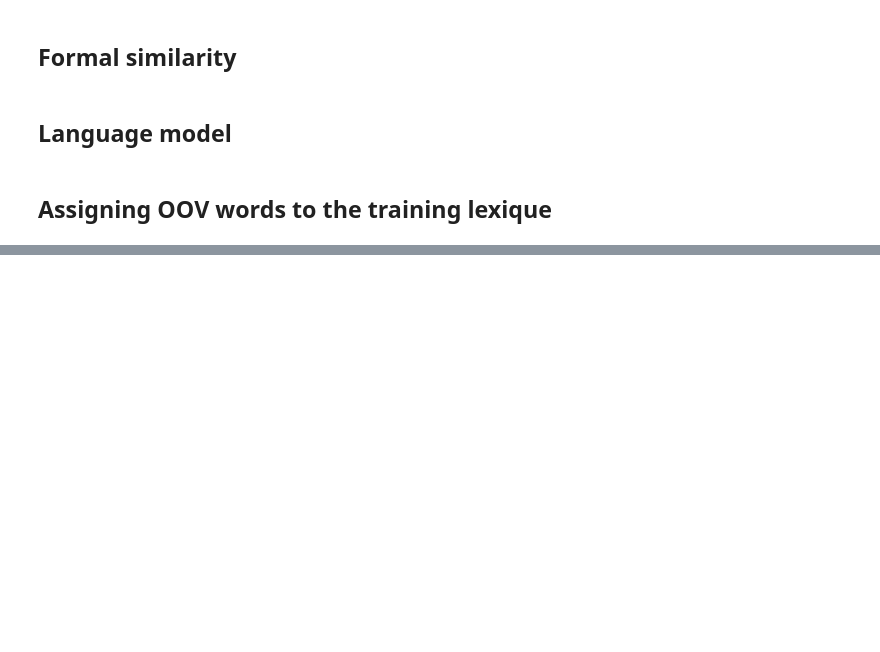
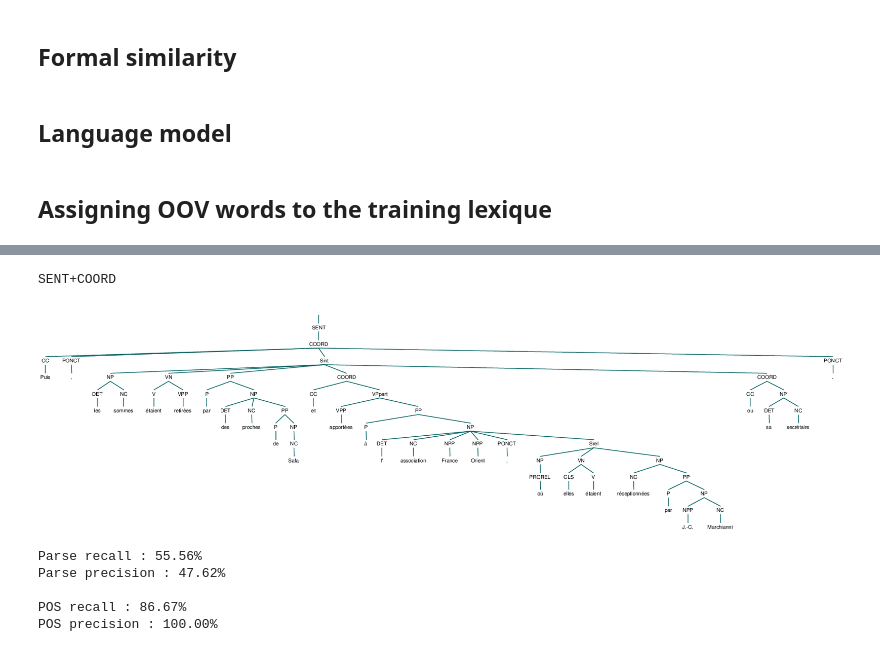
Before and after one commit to Chaoukia/Constituency-Parser-French, a Jupyter notebook: parser-Copy1.ipynb, the cells around one changed output, grey strips where cells are left out. Cells and saved outputs as stored; diff of their text form; code cells hidden in the pictures; blank space fills up the shorter version.

```diff
--- a/parser-Copy1.ipynb
+++ b/parser-Copy1.ipynb
@@ -766,5 +759,7 @@ def closest_embedding(s, terminals, n_words = 10):
         values : cosine_distance(s, word)
     """
 
-    fun = lambda word : distance.cosine(dict_words_embeddings[s], dict_words_embeddings[word]) if word in dict_words_embeddings else 1.
+    fun = lambda word : distance.cosine(dict_words_embeddings[s], dict_words_embeddings[word]) if word in dict_words_embeddings else 2.
+#     fun = lambda word : (distance.cosine(dict_words_embeddings[s], dict_terminals_embeddings[word]), word)
+#     return {dict_terminals_lower_terminals[score_word[1]] : score_word[0] for score_word in sorted(zip(list(map(fun, terminals)), terminals))[:n_words]}
     return {score_word[1] : score_word[0] for score_word in sorted(zip(list(map(fun, terminals)), terminals))[:n_words]}
@@ -785,5 +776,5 @@ closest_embedding(s, terminals_lower)
 # %%
-def choose_words(sentence, terminals, probas_unigram, probas_bigram, thresh = 2, swap = True, n_words = 10):
+def choose_words_1(sentence, terminals, probas_unigram, probas_bigram, thresh = 2, swap = True, n_words = 10):
 
     """
     Description
@@ -806,10 +797,11 @@ def choose_words(sentence, terminals, probas_unigram, probas_bigram, thresh = 2,
     """
 
     log_proba = 0
-    for i in range(len(sentence)):
-        s = sentence[i]
+    sent = sentence.copy()
+    for i in range(len(sent)):
+        s = sent[i]
         if s in terminals:
-            log_proba += math.log(probas_unigram[dict_terminals_lower_indices[s]]) if i==0 else math.log(probas_bigram[dict_terminals_lower_indices[sentence[i-1]], dict_terminals_lower_indices[s]])
+            log_proba += math.log(probas_unigram[dict_terminals_lower_indices[s]]) if i==0 else math.log(probas_bigram[dict_terminals_lower_indices[sent[i-1]], dict_terminals_lower_indices[s]])
             continue
 
         else:
@@ -819,7 +811,7 @@ def choose_words(sentence, terminals, probas_unigram, probas_bigram, thresh = 2,
             words_proposed = set(words_formal.keys()) | set(words_embedding.keys()) # Set of the proposed words
             if len(words_proposed) == 0:
                 print('word not found : Need to look for the closest words in the form among the polyglot words')
-                dict_closest = closest_formal(s, set(dict_words_embeddings.keys()), thresh=1)
+                dict_closest = closest_formal(s, set(dict_words_embeddings.keys()), thresh=1, swap=False)
                 if len(dict_closest) == 0:
                     print("We didn't find matching words")
 
@@ -831,18 +823,19 @@ def choose_words(sentence, terminals, probas_unigram, probas_bigram, thresh = 2,
             if i == 0:
                 scores = []
                 for word in words_proposed:
-                    unigram = math.log(probas_unigram[dict_terminals_indices[word]])
+#                     unigram = math.log(probas_unigram[dict_terminals_indices[word]])
+                    unigram = math.log(probas_unigram[dict_terminals_lower_indices[word]])
                     scores.append((unigram, word))
 
             else:
                 scores = []
                 for word in words_proposed:
-                    bigram = math.log(probas_bigram[dict_terminals_lower_indices[sentence[i-1]], dict_terminals_lower_indices[word]])
+                    bigram = math.log(probas_bigram[dict_terminals_lower_indices[sent[i-1]], dict_terminals_lower_indices[word]])
                     score = log_proba + bigram
                     scores.append((score, word))
 
             scores.sort(reverse = True)
-            sentence[i] = scores[0][1]
+            sent[i] = scores[0][1]
             log_proba += scores[0][0]
 
-    return sentence
+    return sent
@@ -866,0 +919,2 @@ alors , à qui dispose le racisme ?
+# %%
+scores, back = cyk(sent)
@@ -866,0 +928,15 @@ alors , à qui dispose le racisme ?
+# %%
+t_test = Tree.fromstring(build_parentheses(back, scores, sentence))
+t_test.un_chomsky_normal_form()
+t_test
+# %% [output]
+SENT+COORD
+[figure, added]
+# %%
+score(" ".join(str(t).split()), " ".join(str(t_test).split()))
+# %% [output]
+Parse recall : 55.56%
+Parse precision : 47.62%
+
+POS recall : 86.67%
+POS precision : 100.00%
```
Also changed, not shown: parts of 30 cells of this notebook.
